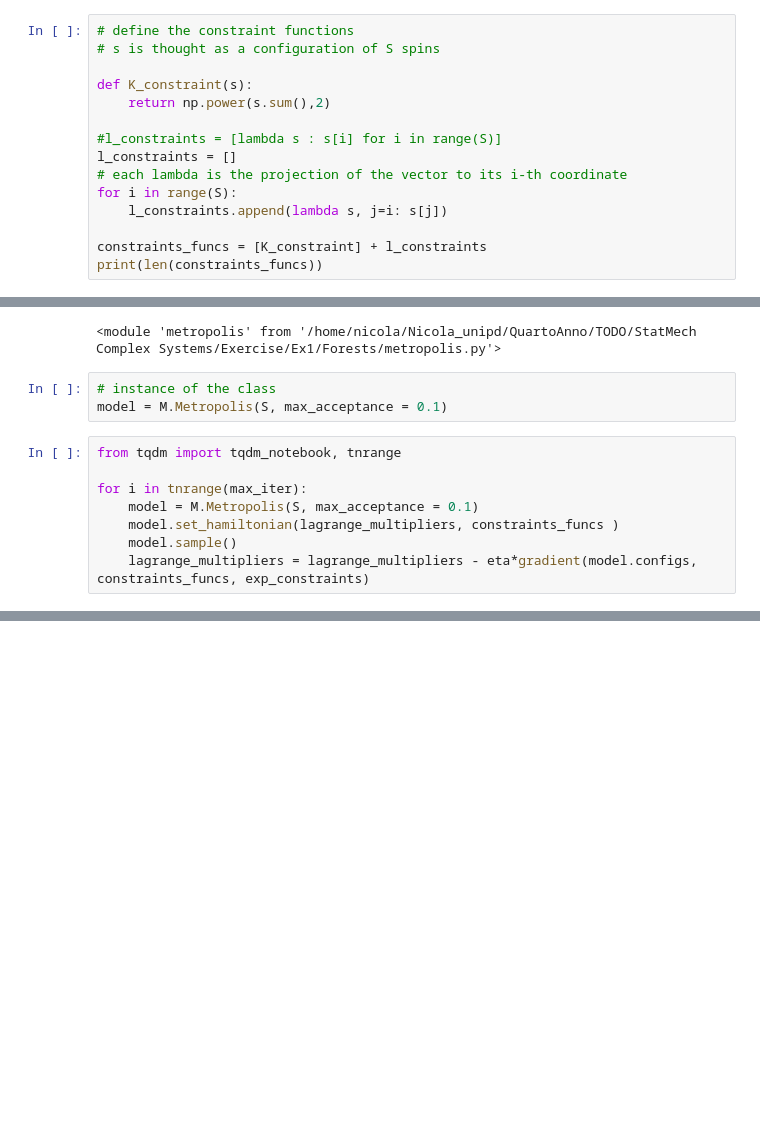
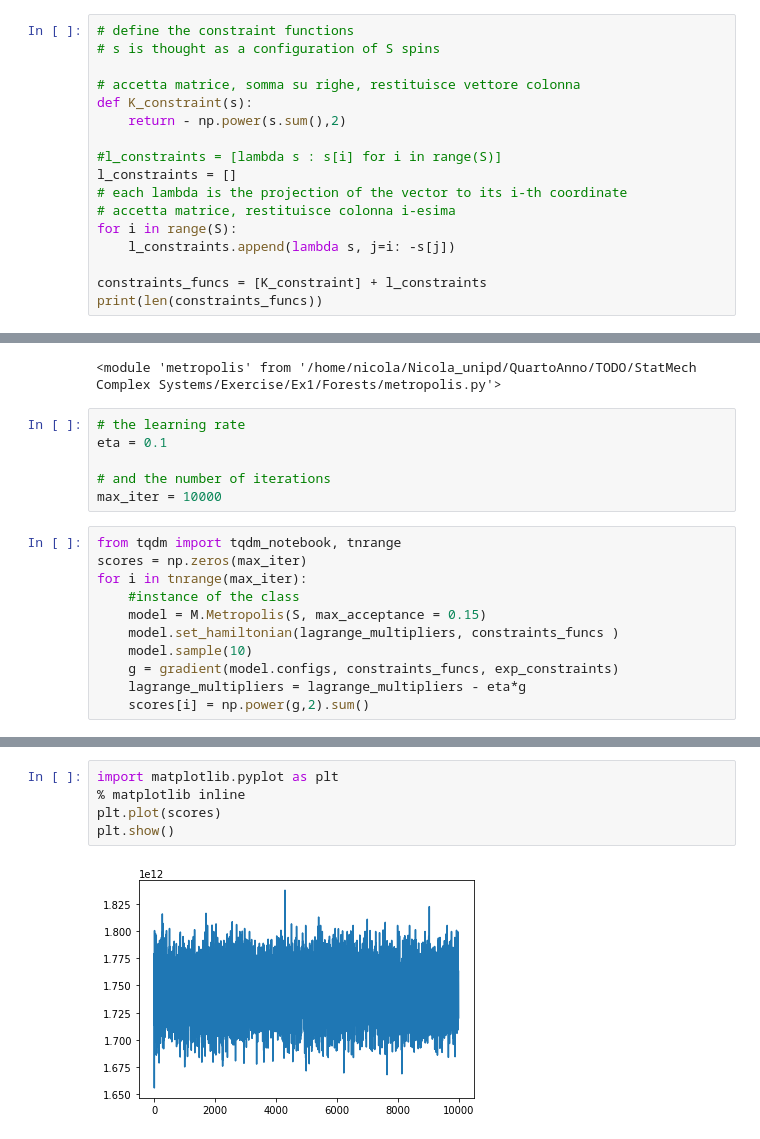
Before and after one commit to mango915/Forests, a Jupyter notebook: Forest.ipynb, the cells around one changed output, grey strips where cells are left out. Cells and saved outputs as stored; diff of their text form; blank space fills up the shorter version.

```diff
--- a/Forest.ipynb
+++ b/Forest.ipynb
@@ -103,14 +165,16 @@ import metropolis as M
 # define the constraint functions
 # s is thought as a configuration of S spins
 
+# accetta matrice, somma su righe, restituisce vettore colonna
 def K_constraint(s):
-    return np.power(s.sum(),2)
+    return - np.power(s.sum(),2)
 
 #l_constraints = [lambda s : s[i] for i in range(S)]
 l_constraints = []
 # each lambda is the projection of the vector to its i-th coordinate
+# accetta matrice, restituisce colonna i-esima
 for i in range(S):
-    l_constraints.append(lambda s, j=i: s[j])
+    l_constraints.append(lambda s, j=i: -s[j])
 
 constraints_funcs = [K_constraint] + l_constraints
 print(len(constraints_funcs))
@@ -176,16 +234,22 @@ import importlib
 importlib.reload(M)
 # %% [output]
 <module 'metropolis' from '/home/nicola/Nicola_unipd/QuartoAnno/TODO/StatMech Complex Systems/Exercise/Ex1/Forests/metropolis.py'>
-# %%
-# instance of the class
-model = M.Metropolis(S, max_acceptance = 0.1)
+# %%
+# the learning rate
+eta = 0.1
+
+# and the number of iterations
+max_iter = 10000
 # %%
 from tqdm import tqdm_notebook, tnrange
-
+scores = np.zeros(max_iter)
 for i in tnrange(max_iter):
-    model = M.Metropolis(S, max_acceptance = 0.1)
+    #instance of the class
+    model = M.Metropolis(S, max_acceptance = 0.15)
     model.set_hamiltonian(lagrange_multipliers, constraints_funcs )
-    model.sample()
-    lagrange_multipliers = lagrange_multipliers - eta*gradient(model.configs, constraints_funcs, exp_constraints)
+    model.sample(10)
+    g = gradient(model.configs, constraints_funcs, exp_constraints)
+    lagrange_multipliers = lagrange_multipliers - eta*g
+    scores[i] = np.power(g,2).sum()
 # %% [output]
 [interactive output not drawn]
@@ -208,0 +256,7 @@ Acceptance rate criteria satisfied after 356 attempts.
+# %%
+import matplotlib.pyplot as plt
+% matplotlib inline
+plt.plot(scores)
+plt.show()
+# %% [output]
+[figure, added]
```
Also changed, not shown: parts of 14 cells of this notebook, 1 other file.
